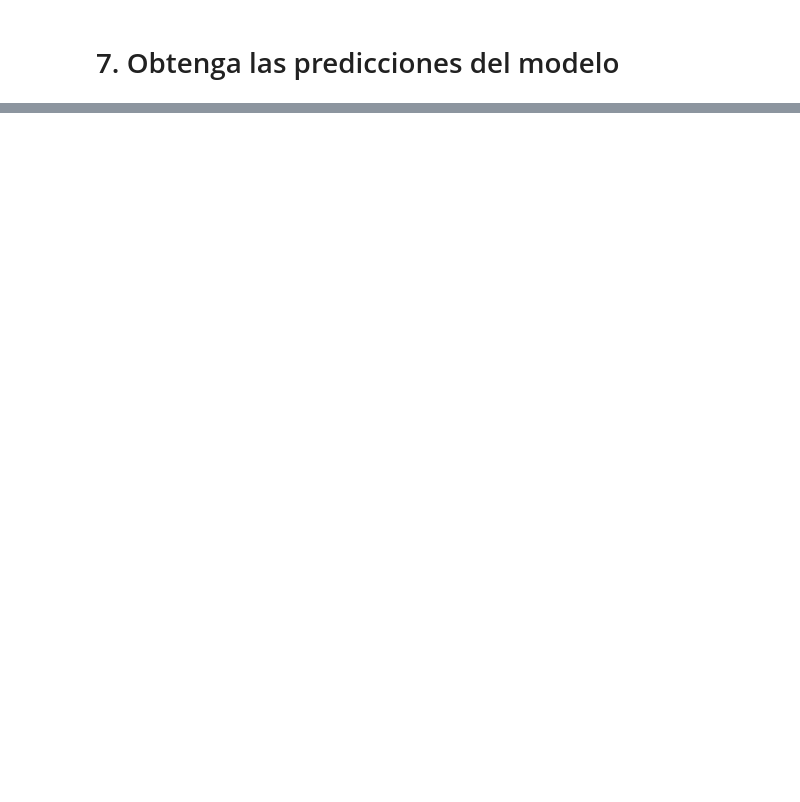
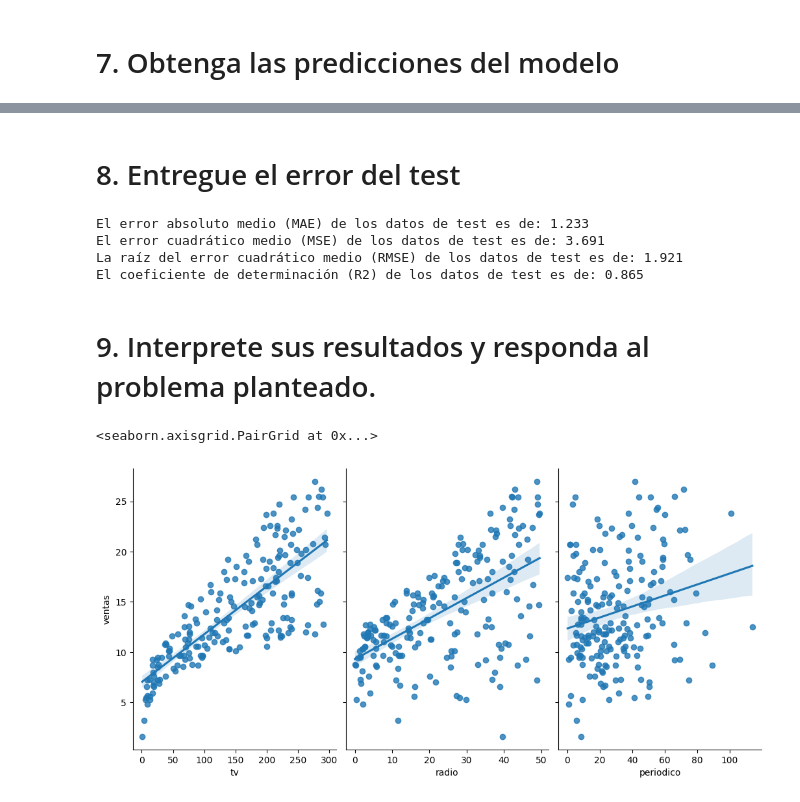
Before and after one commit to DiegoAvilarce/bootcamp-awakelab, a Jupyter notebook: ejercicio3_5.ipynb, the cells around one changed output, grey strips where cells are left out. Cells and saved outputs as stored; diff of their text form; code cells hidden in the pictures; blank space fills up the shorter version.

```diff
--- a/ejercicio3_5.ipynb
+++ b/ejercicio3_5.ipynb
@@ -249,0 +240,31 @@ axs[2].legend(['y', 'prediccion'])
+# %% [markdown]
+# 8. Entregue el error del test
+# %%
+# Calcular MAE, MSE, RMSE y R2
+import numpy as np
+from sklearn.metrics import mean_absolute_error, mean_squared_error, r2_score
+
+MAE = mean_absolute_error(y_test, prediccion_test)
+MSE = mean_squared_error(y_test, prediccion_test)
+RMSE = np.sqrt(MSE)
+R2 = r2_score(y_test, prediccion_test)
+
+print(f'El error absoluto medio (MAE) de los datos de test es de: {MAE:.3f}')
+print(f'El error cuadrático medio (MSE) de los datos de test es de: {MSE:.3f}')
+print(f'La raíz del error cuadrático medio (RMSE) de los datos de test es de: {RMSE:.3f}')
+print(f'El coeficiente de determinación (R2) de los datos de test es de: {R2:.3f}')
+# %% [output]
+El error absoluto medio (MAE) de los datos de test es de: 1.233
+El error cuadrático medio (MSE) de los datos de test es de: 3.691
+La raíz del error cuadrático medio (RMSE) de los datos de test es de: 1.921
+El coeficiente de determinación (R2) de los datos de test es de: 0.865
+# %% [markdown]
+# 9. Interprete sus resultados y responda al problema planteado.
+# %%
+# Graficar pairs
+import seaborn as sns
+
+sns.pairplot(datos, x_vars=['tv', 'radio', 'periodico'], y_vars='ventas', height=5, aspect=0.7, kind='reg')
+# %% [output]
+<seaborn.axisgrid.PairGrid at 0x...>
+[figure, added]
```
Also changed, not shown: parts of 10 cells of this notebook, 3 other files.
